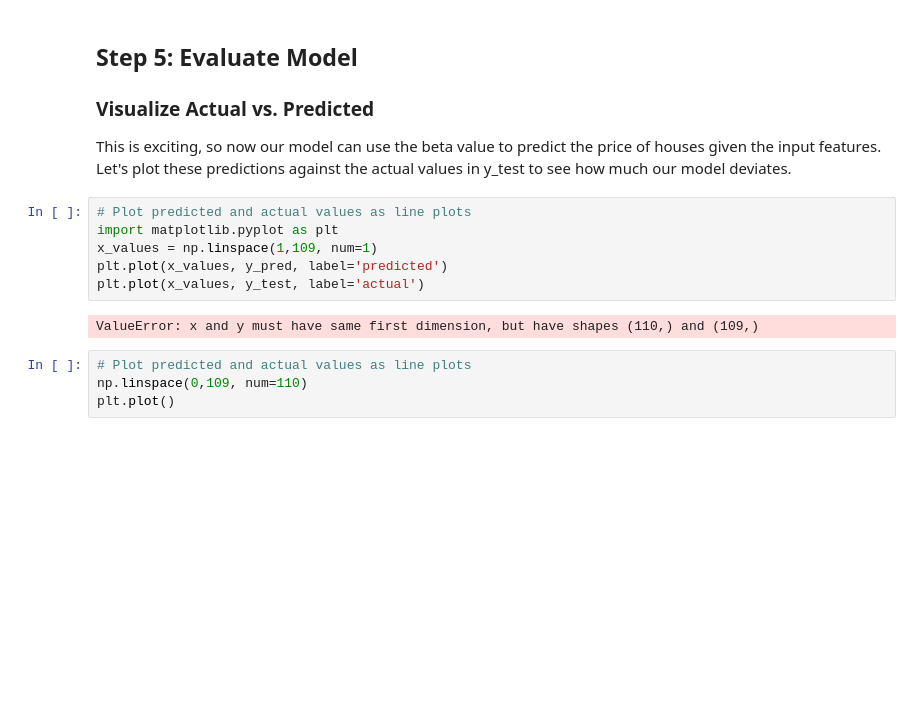
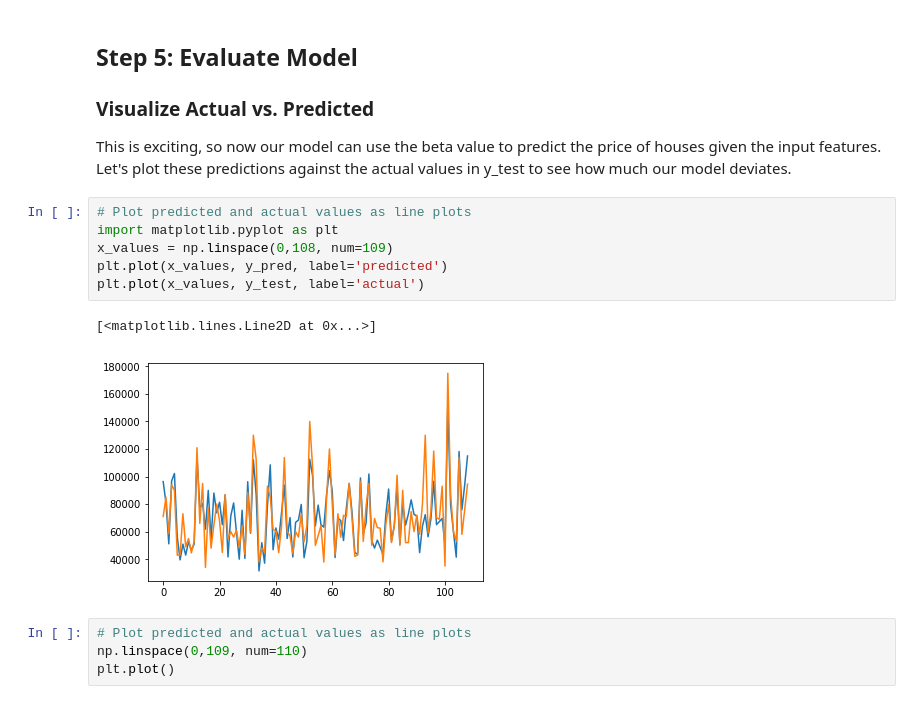
Before and after one commit to jdmitchell0216/dsc-2-13-15-linalg-regression-lab-nyc-ds-career-012819, a Jupyter notebook: index.ipynb, the cells around one changed output. Cells and saved outputs as stored; diff of their text form; blank space fills up the shorter version.

```diff
--- a/index.ipynb
+++ b/index.ipynb
@@ -190,11 +190,12 @@ This is exciting, so now our model can use the beta value to predict the price o
 # %%
 # Plot predicted and actual values as line plots
 import matplotlib.pyplot as plt
-x_values = np.linspace(1,109, num=1)
+x_values = np.linspace(0,108, num=109)
 plt.plot(x_values, y_pred, label='predicted')
 plt.plot(x_values, y_test, label='actual')
 # %% [output]
-ValueError: x and y must have same first dimension, but have shapes (110,) and (109,)
+[<matplotlib.lines.Line2D at 0x...>]
+[figure, added]
 # %%
 # Plot predicted and actual values as line plots
 np.linspace(0,109, num=110)
```
